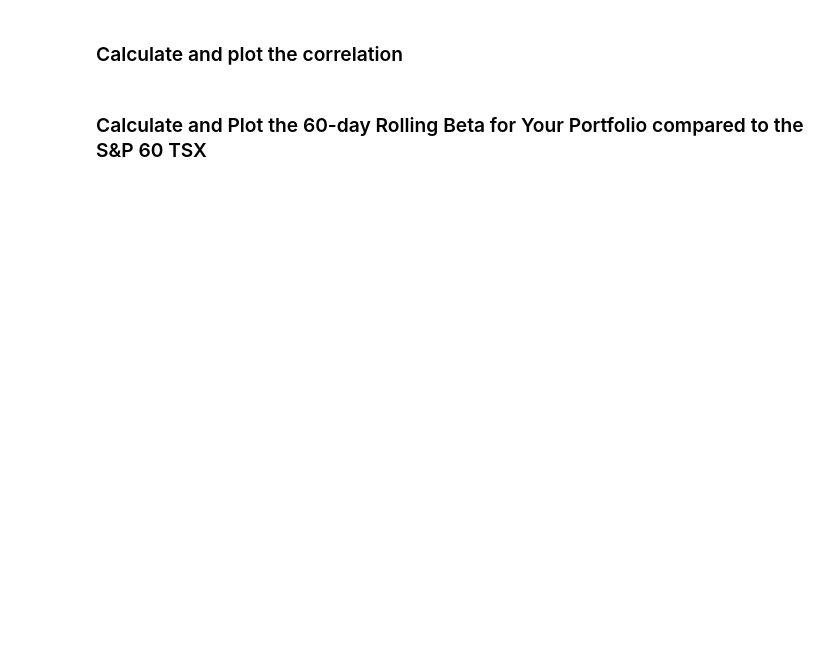
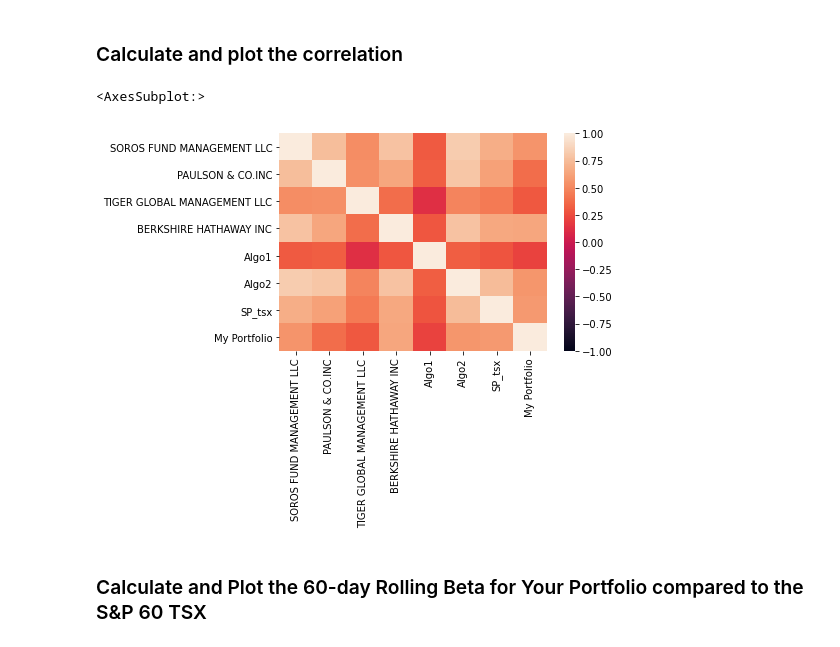
Before and after one commit to simran1407/Whale-portfolios, a Jupyter notebook: whale_analysis.ipynb, the cells around one changed output. Saved outputs shown, nothing was run; the diff lists cells and outputs as text; code cells hidden in the pictures; blank space fills up the shorter version.

```diff
--- a/whale_analysis.ipynb
+++ b/whale_analysis.ipynb
@@ -545,5 +649,14 @@ weights = [1/3, 1/3, 1/3]
 ### Calculate and plot the correlation
 # %%
 # Calculate and plot the correlation
+
+correlation2 = joined_portfolios.corr()
+
+import seaborn as sns
+
+sns.heatmap(correlation2, vmin=-1, vmax=1)
+# %% [output]
+<AxesSubplot:>
+[figure, added]
 # %% [markdown]
 ### Calculate and Plot the 60-day Rolling Beta for Your Portfolio compared to the S&P 60 TSX
```
Also changed, not shown: parts of 23 cells of this notebook.
